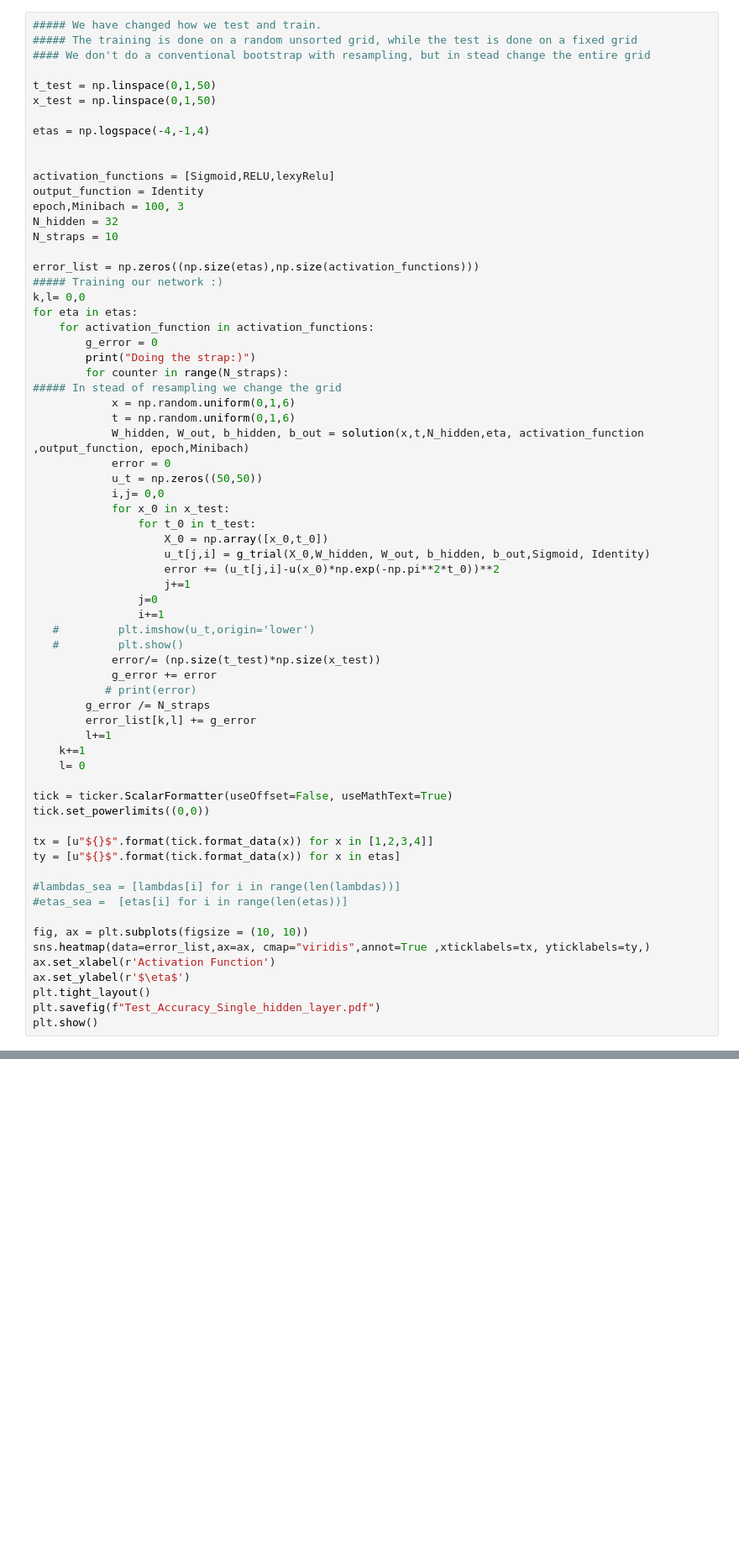
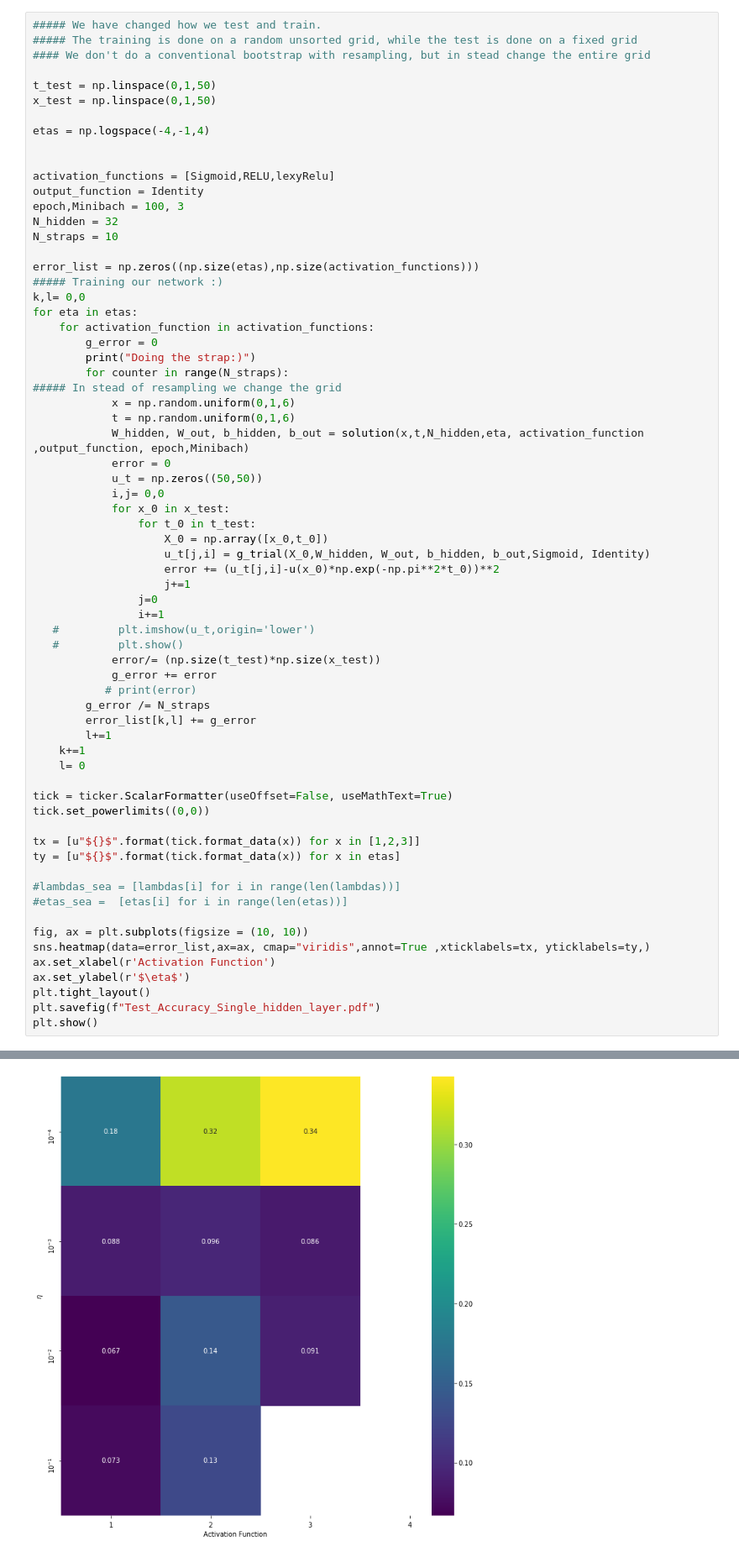
Before and after one commit to MortenTryti/MachineLearning, a Jupyter notebook: Project 3/Our_network.ipynb, the cells around one changed output, grey strips where cells are left out. Shown: that part at 84% size. Saved outputs shown, nothing was run; the diff lists cells and outputs as text; blank space fills up the shorter version.

```diff
--- a/Project 3/Our_network.ipynb
+++ b/Project 3/Our_network.ipynb
@@ -245,7 +245,7 @@ for eta in etas:
 tick = ticker.ScalarFormatter(useOffset=False, useMathText=True)
 tick.set_powerlimits((0,0))
 
-tx = [u"${}$".format(tick.format_data(x)) for x in [1,2,3,4]]
+tx = [u"${}$".format(tick.format_data(x)) for x in [1,2,3]]
 ty = [u"${}$".format(tick.format_data(x)) for x in etas]
 
 #lambdas_sea = [lambdas[i] for i in range(len(lambdas))]
@@ -269,3 +274,4 @@ Doing the strap:)
+[figure, added]
 # %%
 ### Solution as function of epochs
 x = np.random.uniform(0,1,10)
```
Also changed, not shown: parts of 2 cells of this notebook, 10 other files.
